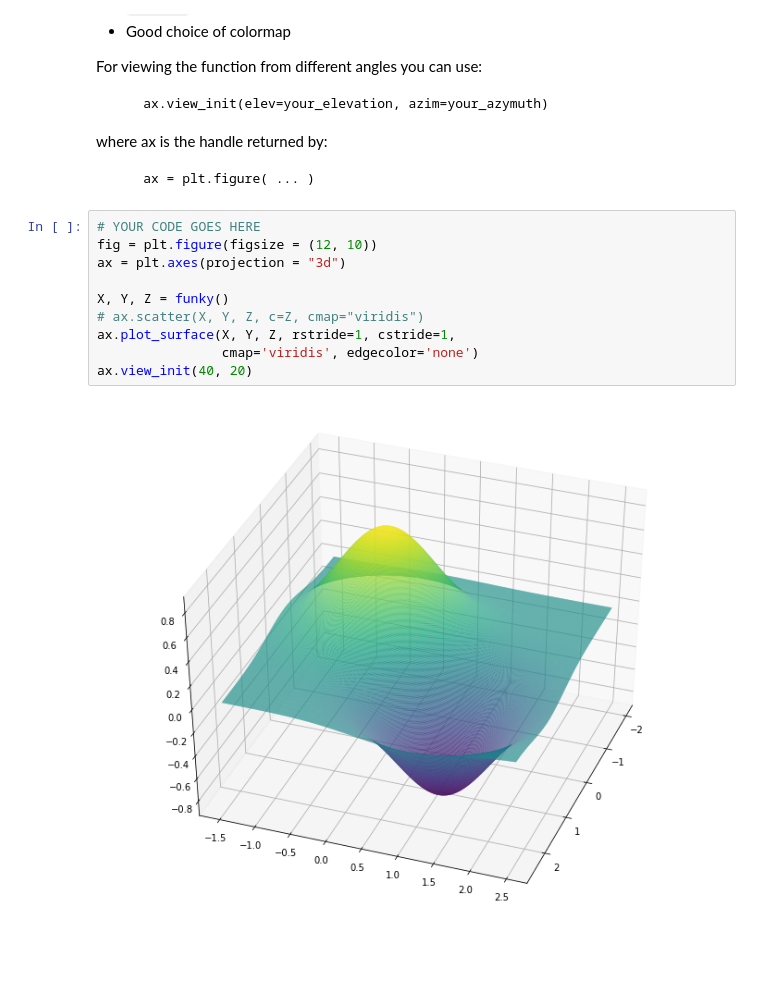
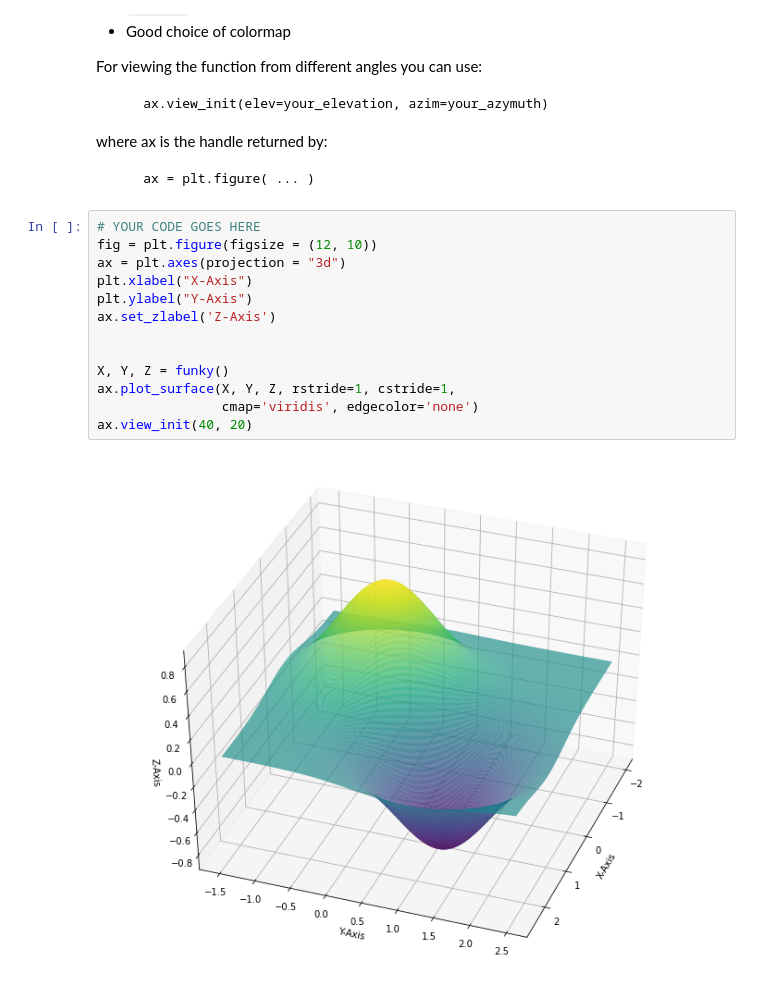
Before and after one commit to qhowery/COS324_PA0, a Jupyter notebook: COS324_P0A.ipynb, the cells around one changed output. Cells and saved outputs as stored; diff of their text form; blank space fills up the shorter version.

```diff
--- a/COS324_P0A.ipynb
+++ b/COS324_P0A.ipynb
@@ -158,12 +156,15 @@ where ax is the handle returned by:
 # %%
 # YOUR CODE GOES HERE
 fig = plt.figure(figsize = (12, 10))
 ax = plt.axes(projection = "3d")
+plt.xlabel("X-Axis")
+plt.ylabel("Y-Axis")
+ax.set_zlabel('Z-Axis')
+
 
 X, Y, Z = funky()
-# ax.scatter(X, Y, Z, c=Z, cmap="viridis")
 ax.plot_surface(X, Y, Z, rstride=1, cstride=1,
                 cmap='viridis', edgecolor='none')
 ax.view_init(40, 20)
 # %% [output]
-[figure, old version]
+[figure, new version]
```
Also changed, not shown: parts of 3 cells of this notebook.
